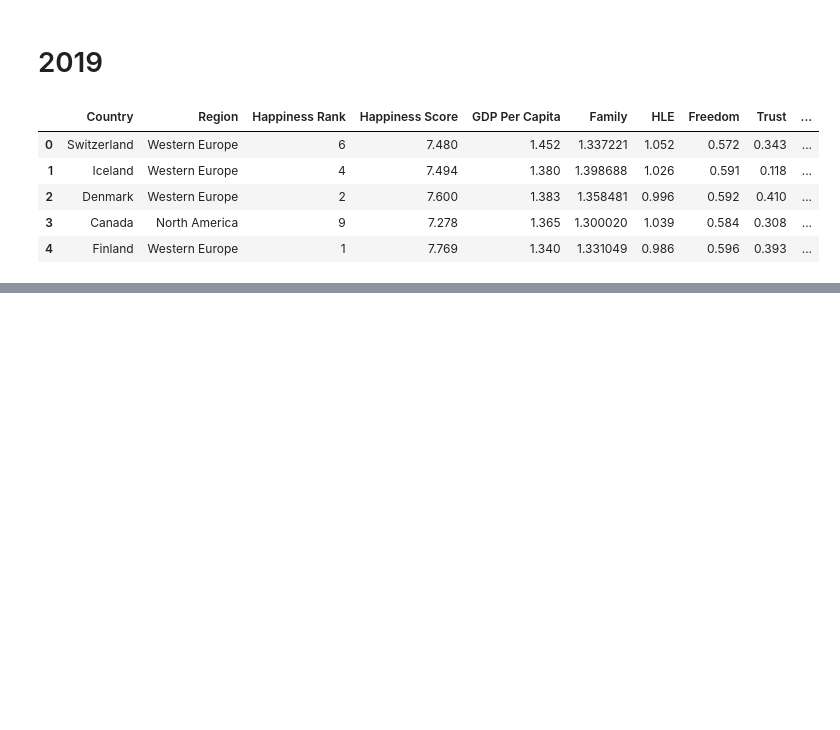
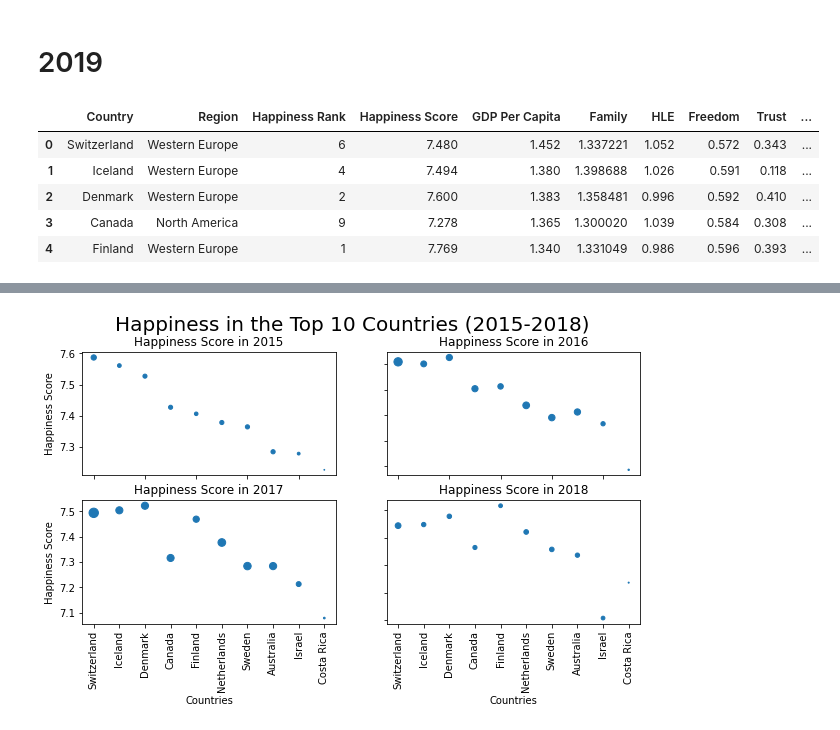
Before and after one commit to jjb4547/NSFProject, a Jupyter notebook: WorldHappiness.ipynb, the cells around one changed output, grey strips where cells are left out. Saved outputs shown, nothing was run; the diff lists cells and outputs as text; code cells hidden in the pictures; blank space fills up the shorter version.

```diff
--- a/WorldHappiness.ipynb
+++ b/WorldHappiness.ipynb
@@ -450,3 +453,10 @@ data2019.head()
 | 2 | Denmark | Western Europe | 2 | 7.600 | 1.383 | 1.358481 | 0.996 | 0.592 | 0.410 | ... |
 | 3 | Canada | North America | 9 | 7.278 | 1.365 | 1.300020 | 1.039 | 0.584 | 0.308 | ... |
 | 4 | Finland | Western Europe | 1 | 7.769 | 1.340 | 1.331049 | 0.986 | 0.596 | 0.393 | ... |
+# %%
+X = np.linspace(0,9,10)
+ten_happy_countries_2015 = np.array(data2015[['Country']][:10])
+ten_happy_countries_2016 = np.array(data2016[['Country']][:10])
+ten_happy_countries_2017 = np.array(data2017[['Country']][:10])
+ten_happy_countries_2018 = np.array(data2018[['Country']][:10])
+ten_happy_countries_2019 = np.array(data2019[['Country']][:10])
@@ -452,0 +478,18 @@ data2019.head()
+# %%
+countries_2015 = country_list(ten_happy_countries_2015)
+countries_2016 = country_list(ten_happy_countries_2016)
+countries_2017 = country_list(ten_happy_countries_2017)
+countries_2018 = country_list(ten_happy_countries_2018)
+countries_2019 = country_list(ten_happy_countries_2019)
+# %%
+ten_happy_countries_score_2015 = np.array(data2015[['Happiness Score']][:10])
+ten_happy_countries_score_2016 = np.array(data2016[['Happiness Score']][:10])
+ten_happy_countries_score_2017 = np.array(data2017[['Happiness Score']][:10])
+ten_happy_countries_score_2018 = np.array(data2018[['Happiness Score']][:10])
+ten_happy_countries_score_2019 = np.array(data2019[['Happiness Score']][:10])
+# %%
+countries_2015_score = country_list_score(ten_happy_countries_score_2015)
+countries_2016_score = country_list_score(ten_happy_countries_score_2016)
+countries_2017_score = country_list_score(ten_happy_countries_score_2017)
+countries_2018_score = country_list_score(ten_happy_countries_score_2018)
+countries_2019_score = country_list_score(ten_happy_countries_score_2019)
@@ -452,0 +508,22 @@ data2019.head()
+# %%
+fig, axs = plt.subplots(2, 2,figsize=(10,5))
+axs[0, 0].scatter(X, countries_2015_score,s=ten_happy_countries_GDP_2015**10)
+axs[0, 1].scatter(X, countries_2016_score,s=ten_happy_countries_GDP_2016**10)
+axs[1, 0].scatter(X, countries_2017_score,s=ten_happy_countries_GDP_2017**10)
+axs[1, 1].scatter(X, countries_2018_score,s=ten_happy_countries_GDP_2018**10)
+axs[1,0].set_xticks(X,countries_2015,rotation=90)
+axs[1,1].set_xticks(X,countries_2015,rotation=90)
+axs[0,0].set_title("Happiness Score in 2015")
+axs[0,1].set_title("Happiness Score in 2016")
+axs[1,0].set_title("Happiness Score in 2017")
+axs[1,1].set_title("Happiness Score in 2018")
+fig.suptitle('Happiness in the Top 10 Countries (2015-2018)', fontsize=20)
+
+for ax in axs.flat:
+    ax.set(xlabel='Countries', ylabel='Happiness Score')
+
+# Hide x labels and tick labels for top plots and y ticks for right plots.
+for ax in axs.flat:
+    ax.label_outer()
+# %% [output]
+[figure, added]
```
Also changed, not shown: parts of 19 cells of this notebook.
